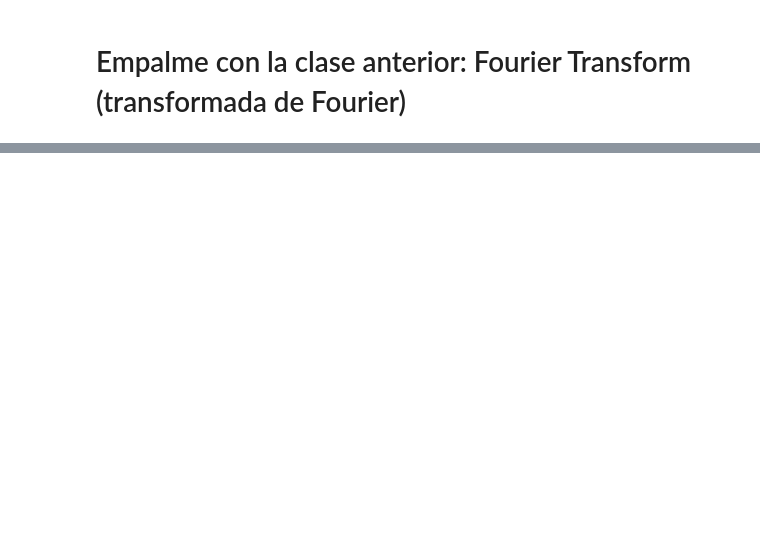
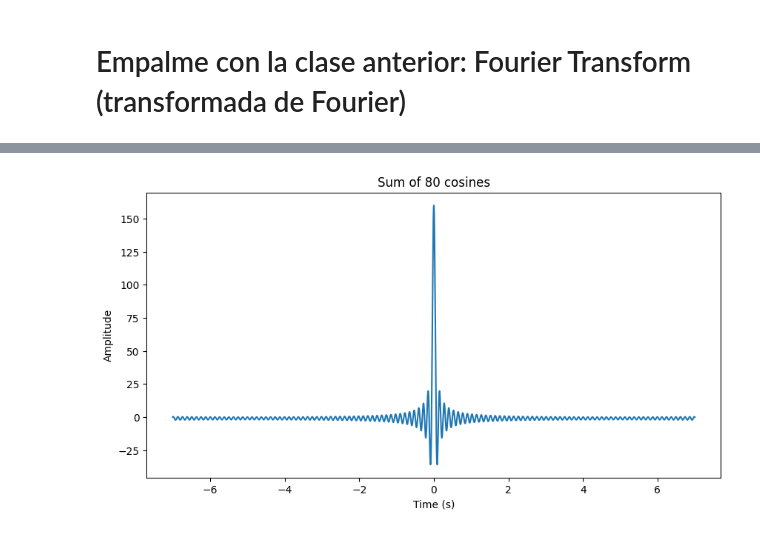
Before and after one commit to hjaramil/Classes-at-UdeM, a Jupyter notebook: PDE2025-1/class25.ipynb, the cells around one changed output, grey strips where cells are left out. Cells and saved outputs as stored; diff of their text form; code cells hidden in the pictures; blank space fills up the shorter version.

```diff
--- a/PDE2025-1/class25.ipynb
+++ b/PDE2025-1/class25.ipynb
@@ -88,0 +248,27 @@ aca $\lambda$ se llama **longitud de onda**.
+# %%
+import numpy as np
+import matplotlib.pyplot as plt
+
+def sum_of_cosines_symetric(n, amplitude=1, time_interval=(-10,10), sampling_rate=1000):
+    t = np.linspace(time_interval[0], time_interval[1], int(sampling_rate*(time_interval[1]-time_interval[0])), endpoint=False)
+
+    # inicializacion de la senal
+    signal = np.zeros_like(t)
+
+    # sintesis: suma de cosenos con funciones simetrics
+    for w in range(1, n+1):
+        signal += amplitude*np.cos(2 * np.pi*w*t/10) # frecuencias positivas
+        signal += amplitude*np.cos(2 * np.pi*(-w)*t/10) # frecuencias negativas
+
+    # graph the resulting signal
+    plt.figure(figsize=(10,5))
+    plt.plot(t, signal, label=f'Sum of {2*n} cosines')
+    plt.title(f'Sum of {n} cosines')
+    plt.xlabel('Time (s)')
+    plt.ylabel('Amplitude')
+    plt.show()
+
+a=7
+sum_of_cosines_symetric(n=80, amplitude=1, time_interval=(-a,a), sampling_rate=2000)
+# %% [output]
+[figure, added]
```
Also changed, not shown: parts of 9 cells of this notebook, 1 other file.
